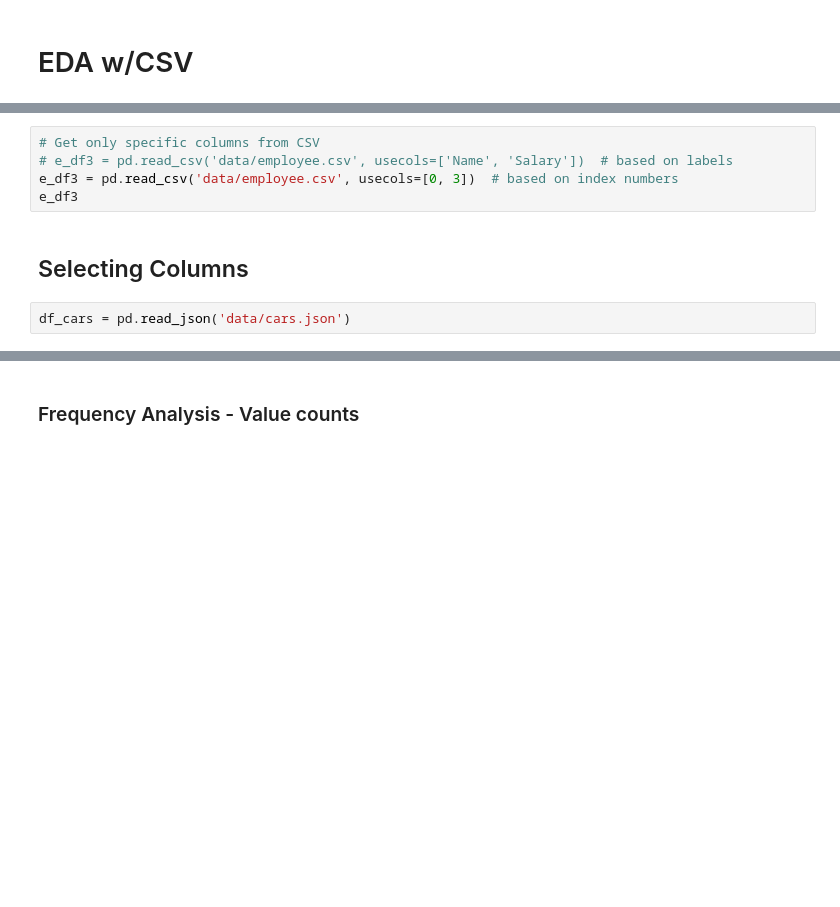
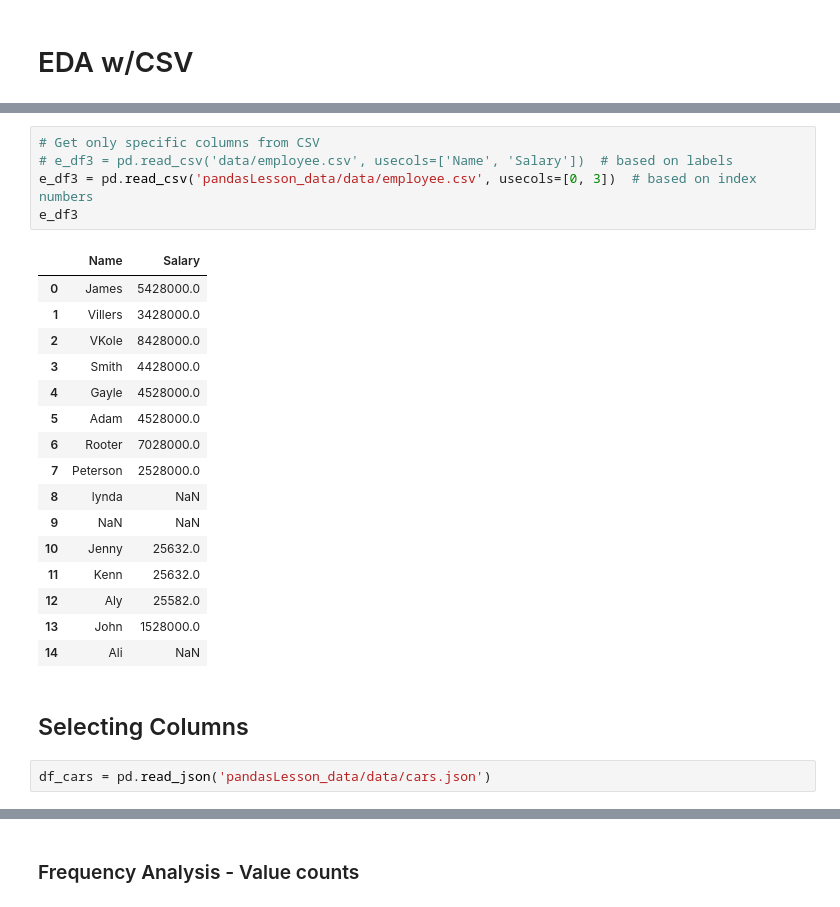
Before and after one commit to naiilaahh/pandas_101, a Jupyter notebook: notes.ipynb, the cells around one changed output, grey strips where cells are left out. Drawn from its saved outputs; the diff is of its cells as text; blank space fills up the shorter version.

```diff
--- a/notes.ipynb
+++ b/notes.ipynb
@@ -245,11 +383,28 @@ e_df2
 # %%
 # Get only specific columns from CSV
 # e_df3 = pd.read_csv('data/employee.csv', usecols=['Name', 'Salary'])  # based on labels
-e_df3 = pd.read_csv('data/employee.csv', usecols=[0, 3])  # based on index numbers
+e_df3 = pd.read_csv('pandasLesson_data/data/employee.csv', usecols=[0, 3])  # based on index numbers
 e_df3
+# %% [output]
+|  | Name | Salary |
+| 0 | James | 5428000.0 |
+| 1 | Villers | 3428000.0 |
+| 2 | VKole | 8428000.0 |
+| 3 | Smith | 4428000.0 |
+| 4 | Gayle | 4528000.0 |
+| 5 | Adam | 4528000.0 |
+| 6 | Rooter | 7028000.0 |
+| 7 | Peterson | 2528000.0 |
+| 8 | lynda | NaN |
+| 9 | NaN | NaN |
+| 10 | Jenny | 25632.0 |
+| 11 | Kenn | 25632.0 |
+| 12 | Aly | 25582.0 |
+| 13 | John | 1528000.0 |
+| 14 | Ali | NaN |
 # %% [markdown]
 ## Selecting Columns
 # %%
-df_cars = pd.read_json('data/cars.json')
+df_cars = pd.read_json('pandasLesson_data/data/cars.json')
 # %%
 df_cars.head()
```
Also changed, not shown: parts of 74 cells of this notebook.
